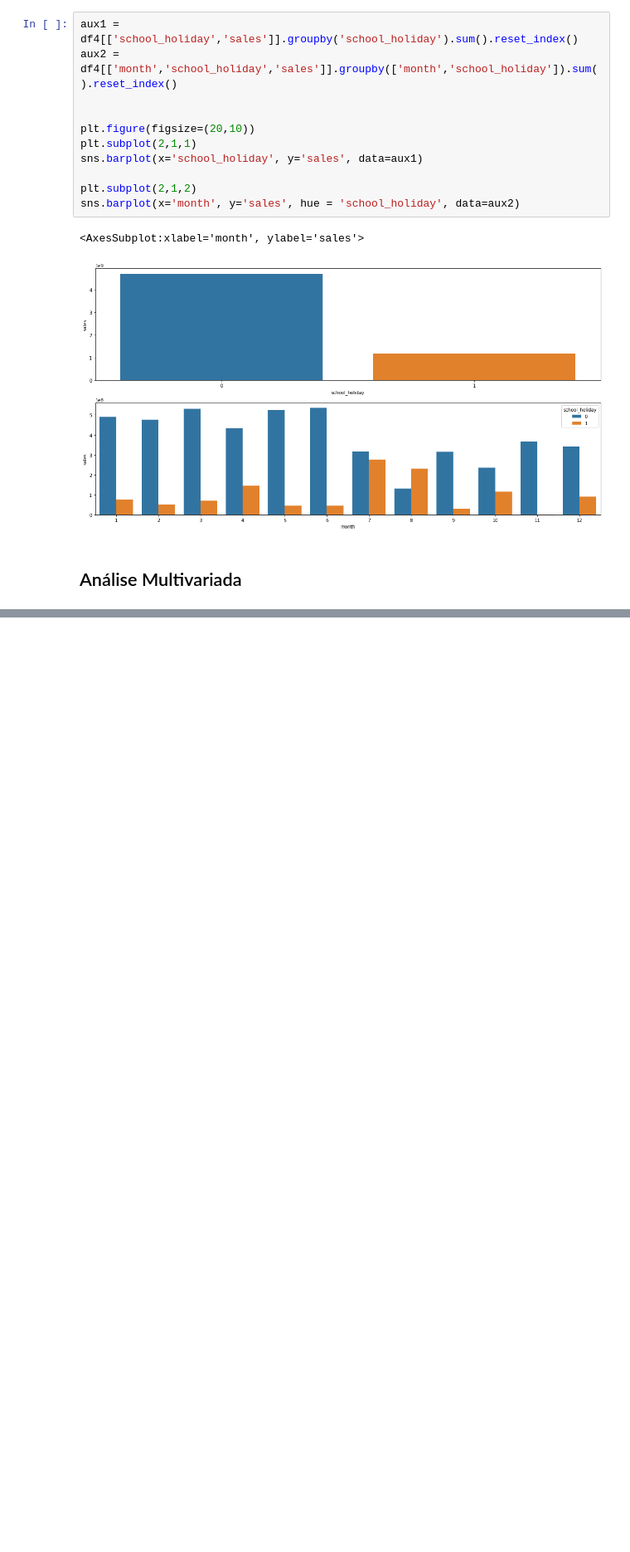
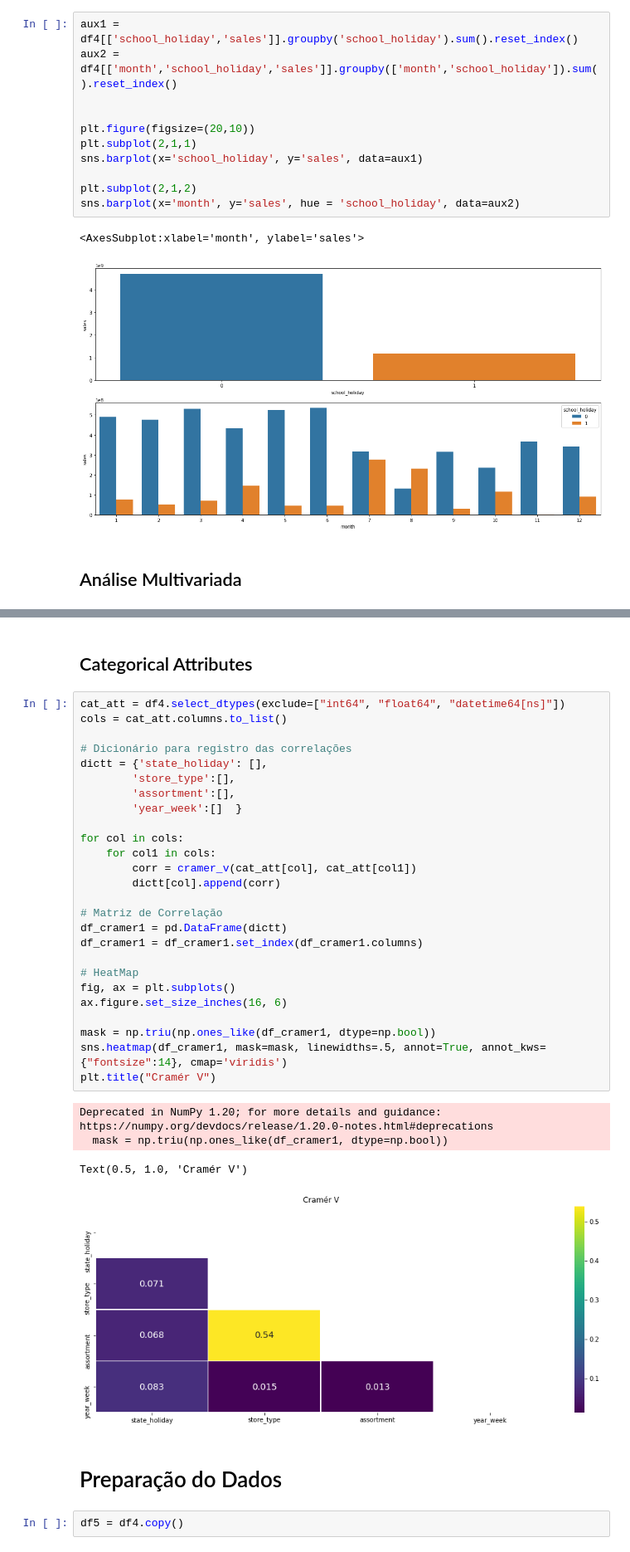
Before and after one commit to bruno154/the_rossman_projects, a Jupyter notebook: notebooks/dataDescription_HypothesisMap_FeatureEngineering.ipynb, the cells around one changed output, grey strips where cells are left out. Shown at 83% size. Cells and saved outputs as stored; diff of their text form; blank space fills up the shorter version.

```diff
--- a/notebooks/dataDescription_HypothesisMap_FeatureEngineering.ipynb
+++ b/notebooks/dataDescription_HypothesisMap_FeatureEngineering.ipynb
@@ -751,0 +874,37 @@ sns.barplot(x='month', y='sales', hue = 'school_holiday', data=aux2)
+# %% [markdown]
+## Categorical Attributes
+# %%
+cat_att = df4.select_dtypes(exclude=["int64", "float64", "datetime64[ns]"])
+cols = cat_att.columns.to_list()
+
+# Dicionário para registro das correlações
+dictt = {'state_holiday': [],
+        'store_type':[],
+        'assortment':[],
+        'year_week':[]  }
+
+for col in cols:
+    for col1 in cols:
+        corr = cramer_v(cat_att[col], cat_att[col1])
+        dictt[col].append(corr)
+
+# Matriz de Correlação
+df_cramer1 = pd.DataFrame(dictt)
+df_cramer1 = df_cramer1.set_index(df_cramer1.columns)
+
+# HeatMap
+fig, ax = plt.subplots()
+ax.figure.set_size_inches(16, 6)
+
+mask = np.triu(np.ones_like(df_cramer1, dtype=np.bool))
+sns.heatmap(df_cramer1, mask=mask, linewidths=.5, annot=True, annot_kws={"fontsize":14}, cmap='viridis')
+plt.title("Cramér V")
+# %% [output]
+Deprecated in NumPy 1.20; for more details and guidance: https://numpy.org/devdocs/release/1.20.0-notes.html#deprecations
+  mask = np.triu(np.ones_like(df_cramer1, dtype=np.bool))
+Text(0.5, 1.0, 'Cramér V')
+[figure, added]
+# %% [markdown]
+# Preparação do Dados
+# %%
+df5 = df4.copy()
```
Also changed, not shown: parts of 86 cells of this notebook.
